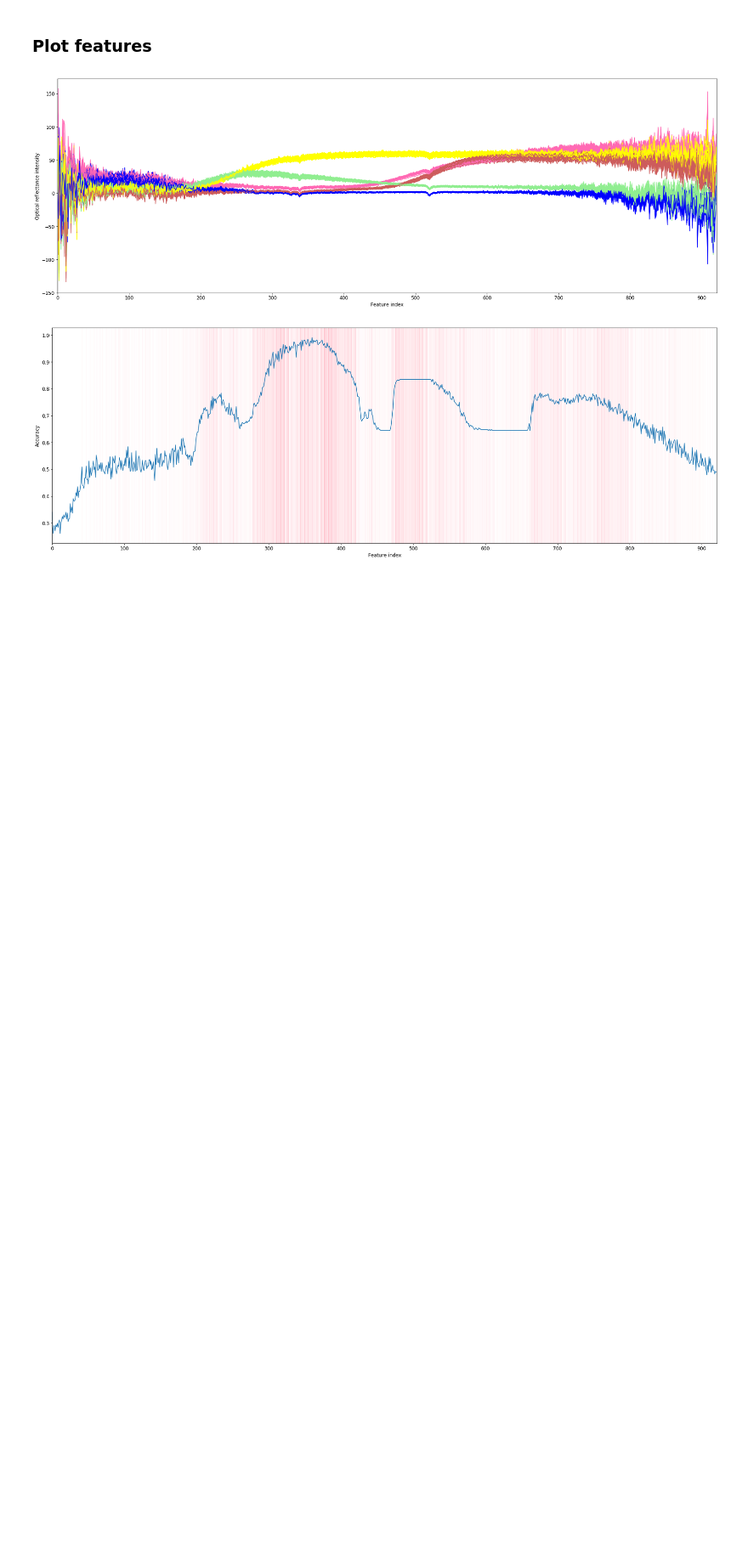
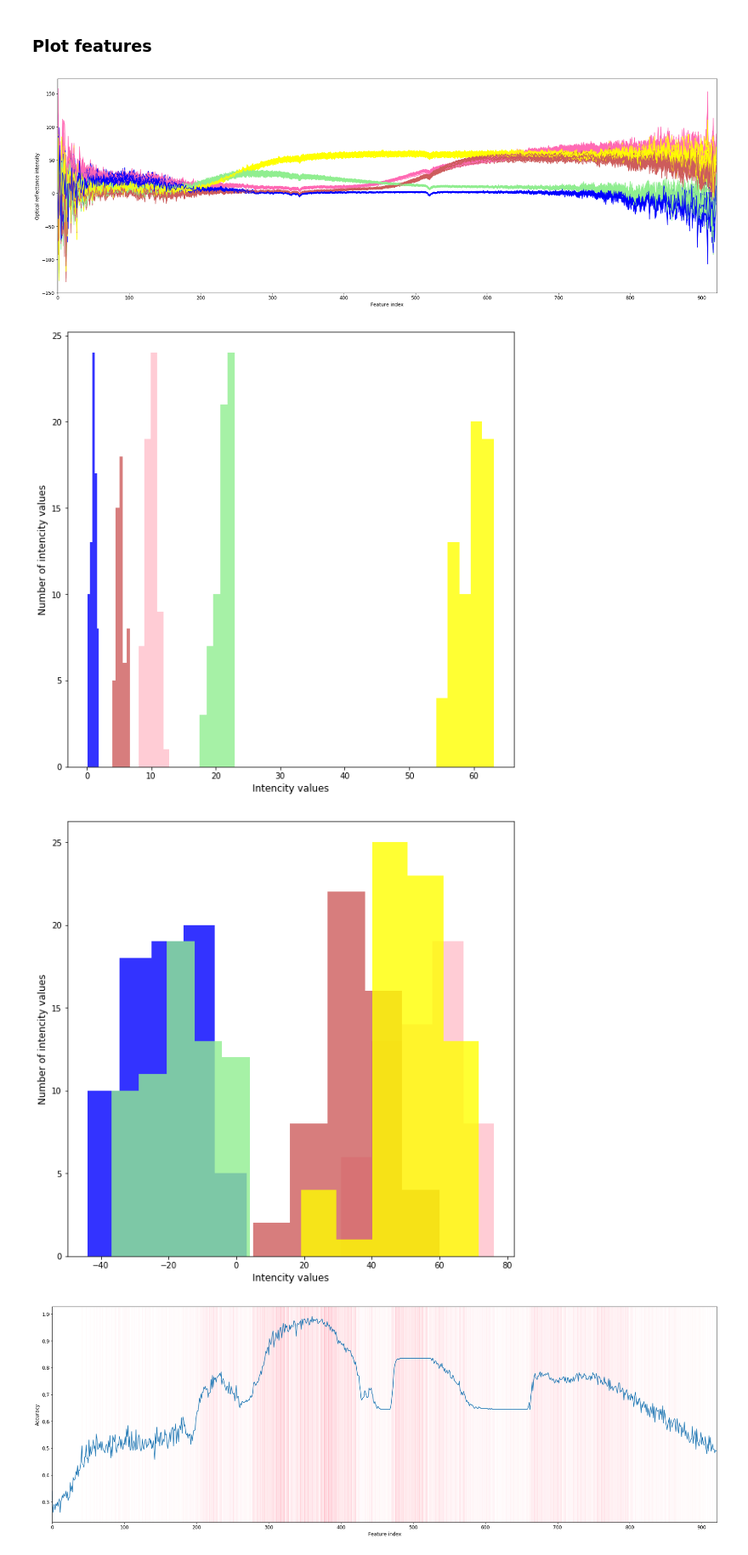
Before and after one commit to vikneke/cs5014_p2, a Jupyter notebook: multiclassML/multiclass.ipynb, the cells around one changed output. Shown: that part at 85% size. Saved outputs shown, nothing was run; the diff lists cells and outputs as text; code cells hidden in the pictures; blank space fills up the shorter version.

```diff
--- a/multiclassML/multiclass.ipynb
+++ b/multiclassML/multiclass.ipynb
@@ -114,3 +112,45 @@ plot_training_data(x_train, y_train, flat_waves)
+# %%
+def plot_histogram(feature_index, x_train, y_train):
+    plot_parameters(10, 10)
+    blue = []
+    green = []
+    pink = []
+    red = []
+    yellow = []
+
+    # y_train = y_train.as_matrix(columns=None)
+
+    index = 0
+    for i in x_train[feature_index]:
+        if y_train[index] == 0:
+            blue.append(i)
+        elif y_train[index] == 1:
+            green.append(i)
+        elif y_train[index] == 2:
+            pink.append(i)
+        elif y_train[index] == 3:
+            red.append(i)
+        elif y_train[index] == 4:
+            yellow.append(i)
+        index += 1
+
+    plt.xlabel("Intencity values", fontdict=None, labelpad=None, fontsize=12)
+    plt.ylabel("Number of intencity values", fontdict=None, labelpad=None, fontsize=12)
+    # plt.hist([blue, green, pink, red], 100, alpha=1, color=["blue", "lightgreen", "pink", "red"])
+
+    plt.hist([pink], 5, alpha=0.8, color=["pink"])
+    plt.hist([blue], 5, alpha=0.8, color=["blue"])
+    plt.hist([green], 5, alpha=0.8, color=["lightgreen"])
+    plt.hist([red], 5, alpha=0.8, color=["indianred"])
+    plt.hist([yellow], 5, alpha=0.8, color=["yellow"])
+
+    plt.show()
+# %%
+plot_histogram(400, x_train, y_train)
+plot_histogram(900, x_train, y_train)
+# %% [output]
+[figure, added]
+[figure, added]
 # %%
 def one_feature_experiment(x_train, y_train):
     accuracies = []
```
Also changed, not shown: parts of 1 cell of this notebook, 7 other files.
